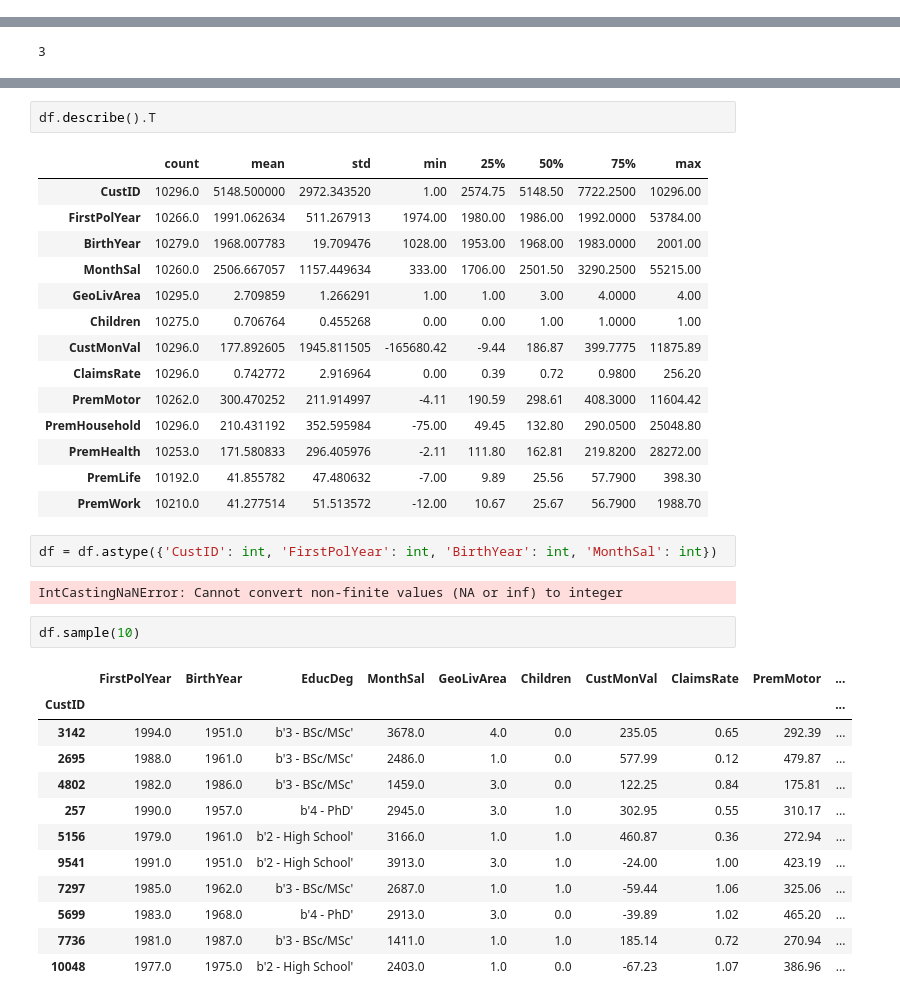
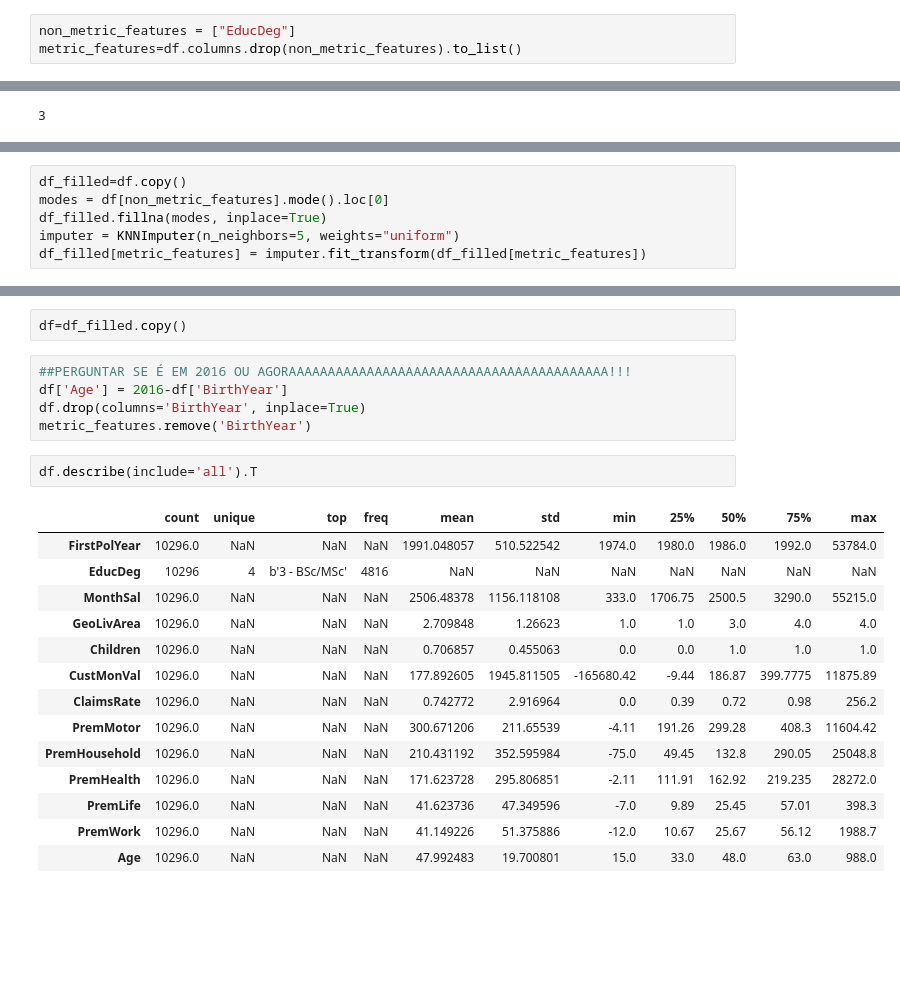
Before and after one commit to henrymmarques/DMProject, a Jupyter notebook: preprocess.ipynb, the cells around one changed output, grey strips where cells are left out. Drawn from its saved outputs; the diff is of its cells as text; blank space fills up the shorter version.

```diff
--- a/preprocess.ipynb
+++ b/preprocess.ipynb
@@ -28,4 +33,7 @@ dtypes: float64(13), object(1)
 memory usage: 1.1+ MB
+# %%
+non_metric_features = ["EducDeg"]
+metric_features=df.columns.drop(non_metric_features).to_list()
 # %%
 df.isna().sum()
 # %% [output]
@@ -51,0 +61,6 @@ df.duplicated().sum()
+# %%
+df_filled=df.copy()
+modes = df[non_metric_features].mode().loc[0]
+df_filled.fillna(modes, inplace=True)
+imputer = KNNImputer(n_neighbors=5, weights="uniform")
+df_filled[metric_features] = imputer.fit_transform(df_filled[metric_features])
@@ -52,36 +119,24 @@ df.duplicated().sum()
+# %%
+df=df_filled.copy()
+# %%
+##PERGUNTAR SE É EM 2016 OU AGORAAAAAAAAAAAAAAAAAAAAAAAAAAAAAAAAAAAAAAAAA!!!
+df['Age'] = 2016-df['BirthYear']
+df.drop(columns='BirthYear', inplace=True)
+metric_features.remove('BirthYear')
 # %%
-df.describe().T
+df.describe(include='all').T
 # %% [output]
-|  | count | mean | std | min | 25% | 50% | 75% | max |
-| CustID | 10296.0 | 5148.500000 | 2972.343520 | 1.00 | 2574.75 | 5148.50 | 7722.2500 | 10296.00 |
-| FirstPolYear | 10266.0 | 1991.062634 | 511.267913 | 1974.00 | 1980.00 | 1986.00 | 1992.0000 | 53784.00 |
-| BirthYear | 10279.0 | 1968.007783 | 19.709476 | 1028.00 | 1953.00 | 1968.00 | 1983.0000 | 2001.00 |
-| MonthSal | 10260.0 | 2506.667057 | 1157.449634 | 333.00 | 1706.00 | 2501.50 | 3290.2500 | 55215.00 |
-| GeoLivArea | 10295.0 | 2.709859 | 1.266291 | 1.00 | 1.00 | 3.00 | 4.0000 | 4.00 |
-| Children | 10275.0 | 0.706764 | 0.455268 | 0.00 | 0.00 | 1.00 | 1.0000 | 1.00 |
-| CustMonVal | 10296.0 | 177.892605 | 1945.811505 | -165680.42 | -9.44 | 186.87 | 399.7775 | 11875.89 |
-| ClaimsRate | 10296.0 | 0.742772 | 2.916964 | 0.00 | 0.39 | 0.72 | 0.9800 | 256.20 |
-| PremMotor | 10262.0 | 300.470252 | 211.914997 | -4.11 | 190.59 | 298.61 | 408.3000 | 11604.42 |
-| PremHousehold | 10296.0 | 210.431192 | 352.595984 | -75.00 | 49.45 | 132.80 | 290.0500 | 25048.80 |
-| PremHealth | 10253.0 | 171.580833 | 296.405976 | -2.11 | 111.80 | 162.81 | 219.8200 | 28272.00 |
-| PremLife | 10192.0 | 41.855782 | 47.480632 | -7.00 | 9.89 | 25.56 | 57.7900 | 398.30 |
-| PremWork | 10210.0 | 41.277514 | 51.513572 | -12.00 | 10.67 | 25.67 | 56.7900 | 1988.70 |
+|  | count | unique | top | freq | mean | std | min | 25% | 50% | 75% | max |
+| FirstPolYear | 10296.0 | NaN | NaN | NaN | 1991.048057 | 510.522542 | 1974.0 | 1980.0 | 1986.0 | 1992.0 | 53784.0 |
+| EducDeg | 10296 | 4 | b'3 - BSc/MSc' | 4816 | NaN | NaN | NaN | NaN | NaN | NaN | NaN |
+| MonthSal | 10296.0 | NaN | NaN | NaN | 2506.48378 | 1156.118108 | 333.0 | 1706.75 | 2500.5 | 3290.0 | 55215.0 |
+| GeoLivArea | 10296.0 | NaN | NaN | NaN | 2.709848 | 1.26623 | 1.0 | 1.0 | 3.0 | 4.0 | 4.0 |
+| Children | 10296.0 | NaN | NaN | NaN | 0.706857 | 0.455063 | 0.0 | 0.0 | 1.0 | 1.0 | 1.0 |
+| CustMonVal | 10296.0 | NaN | NaN | NaN | 177.892605 | 1945.811505 | -165680.42 | -9.44 | 186.87 | 399.7775 | 11875.89 |
+| ClaimsRate | 10296.0 | NaN | NaN | NaN | 0.742772 | 2.916964 | 0.0 | 0.39 | 0.72 | 0.98 | 256.2 |
+| PremMotor | 10296.0 | NaN | NaN | NaN | 300.671206 | 211.65539 | -4.11 | 191.26 | 299.28 | 408.3 | 11604.42 |
+| PremHousehold | 10296.0 | NaN | NaN | NaN | 210.431192 | 352.595984 | -75.0 | 49.45 | 132.8 | 290.05 | 25048.8 |
+| PremHealth | 10296.0 | NaN | NaN | NaN | 171.623728 | 295.806851 | -2.11 | 111.91 | 162.92 | 219.235 | 28272.0 |
+| PremLife | 10296.0 | NaN | NaN | NaN | 41.623736 | 47.349596 | -7.0 | 9.89 | 25.45 | 57.01 | 398.3 |
+| PremWork | 10296.0 | NaN | NaN | NaN | 41.149226 | 51.375886 | -12.0 | 10.67 | 25.67 | 56.12 | 1988.7 |
+| Age | 10296.0 | NaN | NaN | NaN | 47.992483 | 19.700801 | 15.0 | 33.0 | 48.0 | 63.0 | 988.0 |
-# %%
-df = df.astype({'CustID': int, 'FirstPolYear': int, 'BirthYear': int, 'MonthSal': int})
-# %% [output]
-IntCastingNaNError: Cannot convert non-finite values (NA or inf) to integer
-# %%
-df.sample(10)
-# %% [output]
-|  | FirstPolYear | BirthYear | EducDeg | MonthSal | GeoLivArea | Children | CustMonVal | ClaimsRate | PremMotor | ... |
-| CustID |  |  |  |  |  |  |  |  |  | ... |
-| 3142 | 1994.0 | 1951.0 | b'3 - BSc/MSc' | 3678.0 | 4.0 | 0.0 | 235.05 | 0.65 | 292.39 | ... |
-| 2695 | 1988.0 | 1961.0 | b'3 - BSc/MSc' | 2486.0 | 1.0 | 0.0 | 577.99 | 0.12 | 479.87 | ... |
-| 4802 | 1982.0 | 1986.0 | b'3 - BSc/MSc' | 1459.0 | 3.0 | 0.0 | 122.25 | 0.84 | 175.81 | ... |
-| 257 | 1990.0 | 1957.0 | b'4 - PhD' | 2945.0 | 3.0 | 1.0 | 302.95 | 0.55 | 310.17 | ... |
-| 5156 | 1979.0 | 1961.0 | b'2 - High School' | 3166.0 | 1.0 | 1.0 | 460.87 | 0.36 | 272.94 | ... |
-| 9541 | 1991.0 | 1951.0 | b'2 - High School' | 3913.0 | 3.0 | 1.0 | -24.00 | 1.00 | 423.19 | ... |
-| 7297 | 1985.0 | 1962.0 | b'3 - BSc/MSc' | 2687.0 | 1.0 | 1.0 | -59.44 | 1.06 | 325.06 | ... |
-| 5699 | 1983.0 | 1968.0 | b'4 - PhD' | 2913.0 | 3.0 | 0.0 | -39.89 | 1.02 | 465.20 | ... |
-| 7736 | 1981.0 | 1987.0 | b'3 - BSc/MSc' | 1411.0 | 1.0 | 1.0 | 185.14 | 0.72 | 270.94 | ... |
-| 10048 | 1977.0 | 1975.0 | b'2 - High School' | 2403.0 | 1.0 | 0.0 | -67.23 | 1.07 | 386.96 | ... |
```
Also changed, not shown: parts of 13 cells of this notebook.
